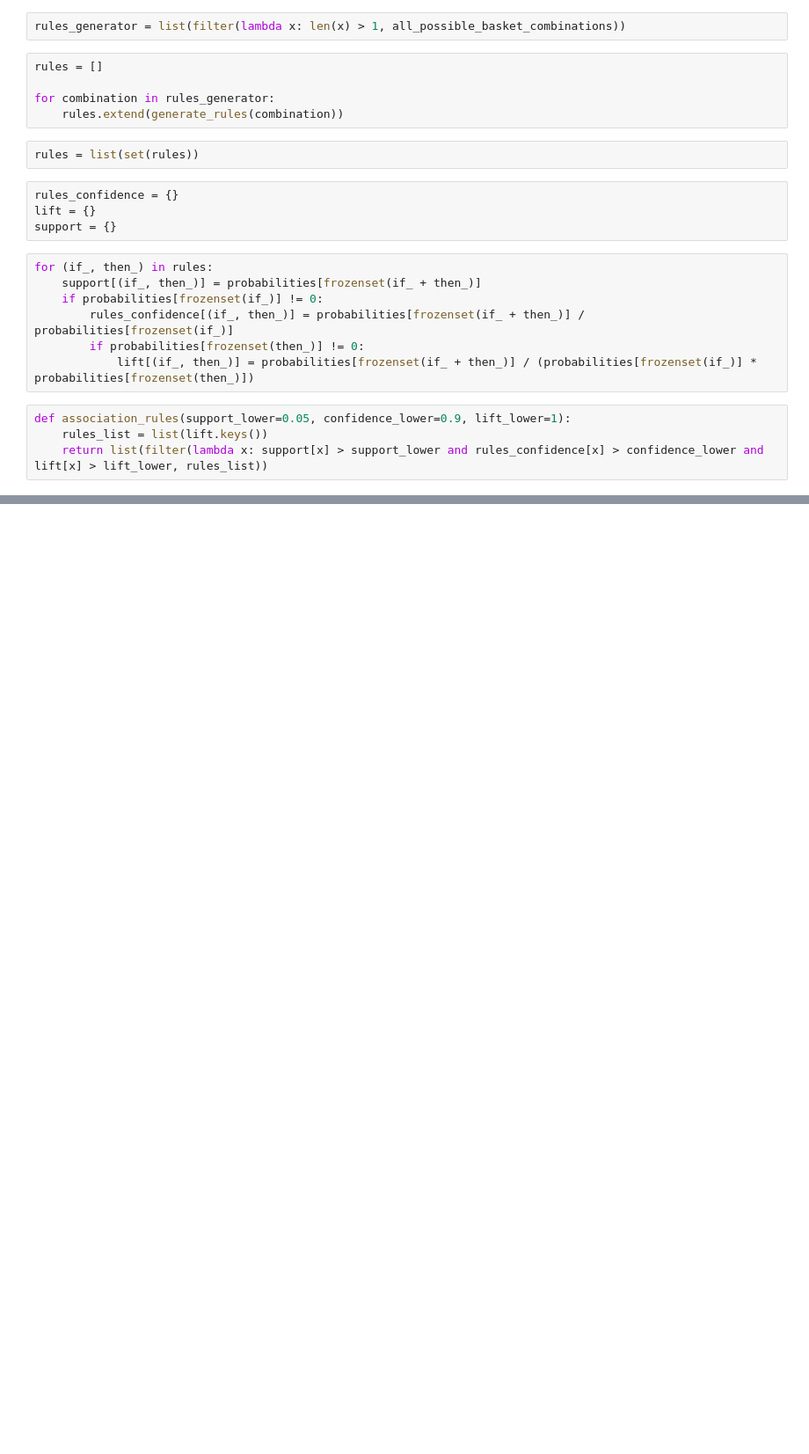
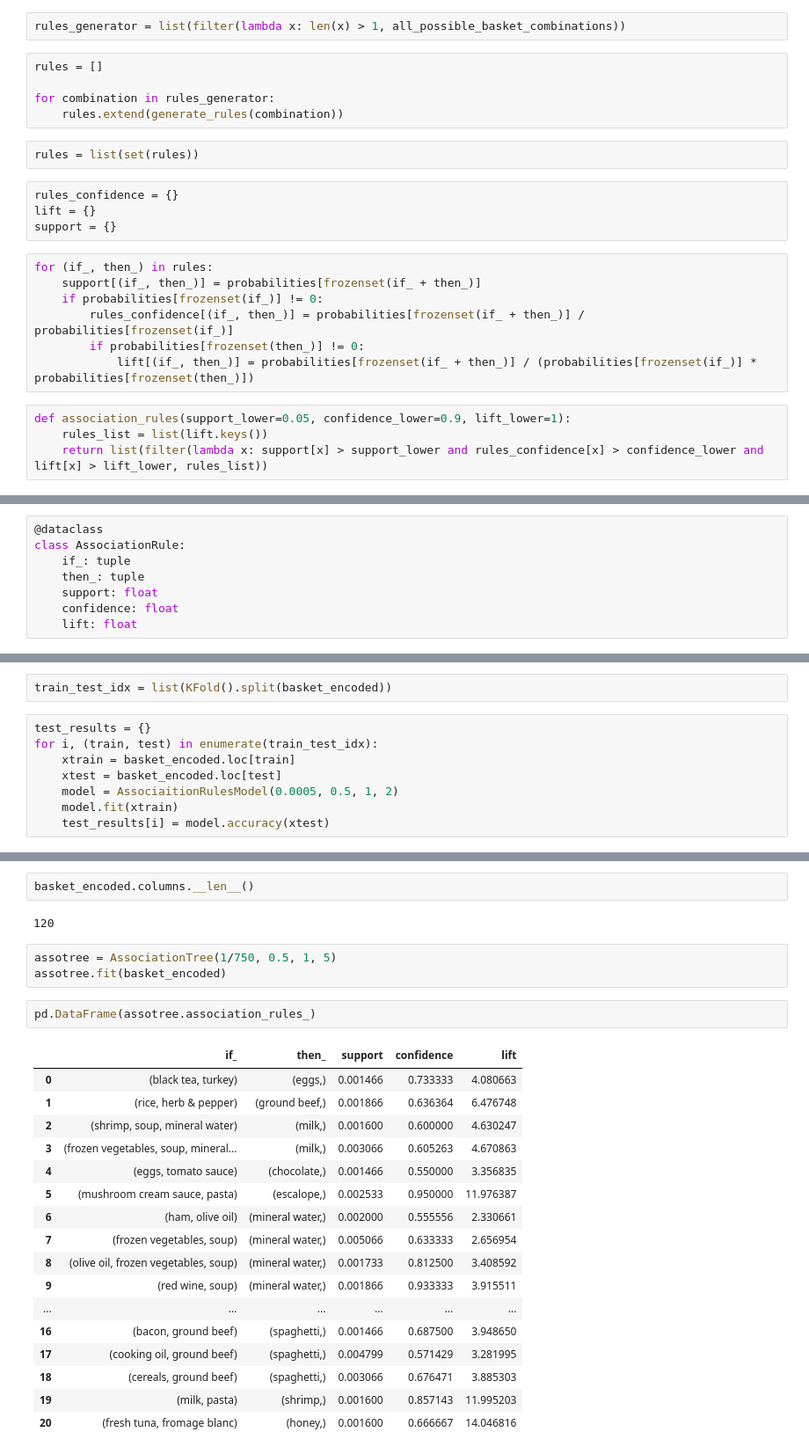
Before and after one commit to indekkusu-era/market-basket-association-rules, a Jupyter notebook: basket_playground.ipynb, the cells around one changed output, grey strips where cells are left out. Shown: that part at 88% size. Cells and saved outputs as stored; diff of their text form; blank space fills up the shorter version.

```diff
--- a/basket_playground.ipynb
+++ b/basket_playground.ipynb
@@ -152,0 +232,8 @@ pd.DataFrame(association_rules(support_lower=0.0005))
+# %%
+@dataclass
+class AssociationRule:
+    if_: tuple
+    then_: tuple
+    support: float
+    confidence: float
+    lift: float
@@ -152,0 +341,10 @@ pd.DataFrame(association_rules(support_lower=0.0005))
+# %%
+train_test_idx = list(KFold().split(basket_encoded))
+# %%
+test_results = {}
+for i, (train, test) in enumerate(train_test_idx):
+    xtrain = basket_encoded.loc[train]
+    xtest = basket_encoded.loc[test]
+    model = AssociaitionRulesModel(0.0005, 0.5, 1, 2)
+    model.fit(xtrain)
+    test_results[i] = model.accuracy(xtest)
@@ -152,0 +455,27 @@ pd.DataFrame(association_rules(support_lower=0.0005))
+# %%
+basket_encoded.columns.__len__()
+# %% [output]
+120
+# %%
+assotree = AssociationTree(1/750, 0.5, 1, 5)
+assotree.fit(basket_encoded)
+# %%
+pd.DataFrame(assotree.association_rules_)
+# %% [output]
+|  | if_ | then_ | support | confidence | lift |
+| 0 | (black tea, turkey) | (eggs,) | 0.001466 | 0.733333 | 4.080663 |
+| 1 | (rice, herb & pepper) | (ground beef,) | 0.001866 | 0.636364 | 6.476748 |
+| 2 | (shrimp, soup, mineral water) | (milk,) | 0.001600 | 0.600000 | 4.630247 |
+| 3 | (frozen vegetables, soup, mineral... | (milk,) | 0.003066 | 0.605263 | 4.670863 |
+| 4 | (eggs, tomato sauce) | (chocolate,) | 0.001466 | 0.550000 | 3.356835 |
+| 5 | (mushroom cream sauce, pasta) | (escalope,) | 0.002533 | 0.950000 | 11.976387 |
+| 6 | (ham, olive oil) | (mineral water,) | 0.002000 | 0.555556 | 2.330661 |
+| 7 | (frozen vegetables, soup) | (mineral water,) | 0.005066 | 0.633333 | 2.656954 |
+| 8 | (olive oil, frozen vegetables, soup) | (mineral water,) | 0.001733 | 0.812500 | 3.408592 |
+| 9 | (red wine, soup) | (mineral water,) | 0.001866 | 0.933333 | 3.915511 |
+| ... | ... | ... | ... | ... | ... |
+| 16 | (bacon, ground beef) | (spaghetti,) | 0.001466 | 0.687500 | 3.948650 |
+| 17 | (cooking oil, ground beef) | (spaghetti,) | 0.004799 | 0.571429 | 3.281995 |
+| 18 | (cereals, ground beef) | (spaghetti,) | 0.003066 | 0.676471 | 3.885303 |
+| 19 | (milk, pasta) | (shrimp,) | 0.001600 | 0.857143 | 11.995203 |
+| 20 | (fresh tuna, fromage blanc) | (honey,) | 0.001600 | 0.666667 | 14.046816 |
```
Also changed, not shown: parts of 24 cells of this notebook, 1 other file.
